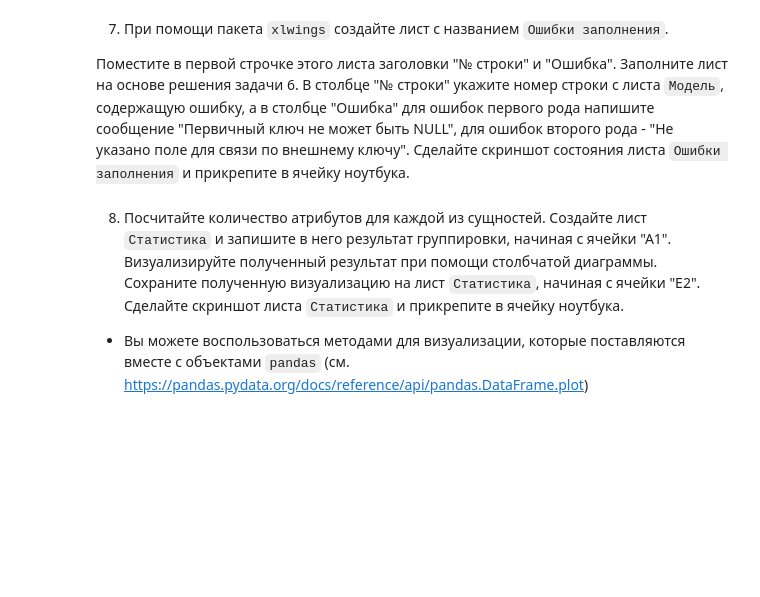
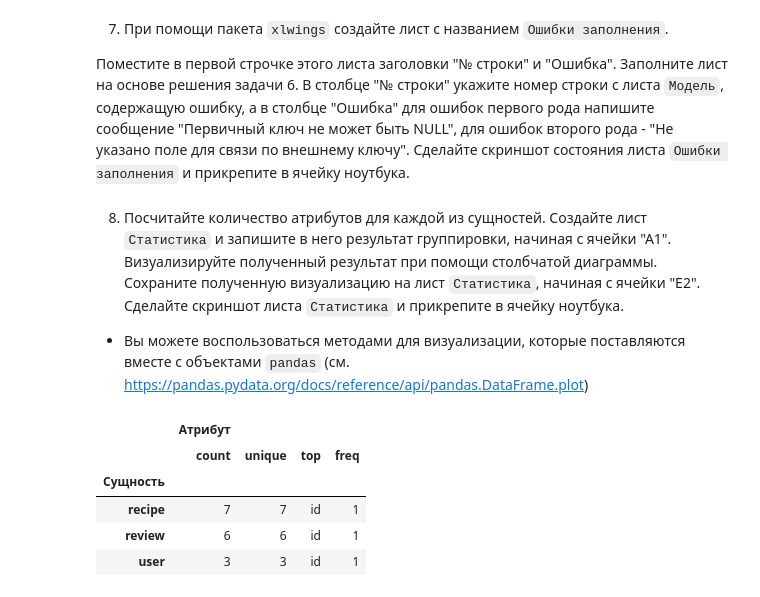
Before and after one commit to nik-boop/BDT, a Jupyter notebook: 6/04_tabular_Фамилия_Имя_Группа.ipynb, the cells around one changed output. Cells and saved outputs as stored; diff of their text form; code cells hidden in the pictures; blank space fills up the shorter version.

```diff
--- a/6/04_tabular_Фамилия_Имя_Группа.ipynb
+++ b/6/04_tabular_Фамилия_Имя_Группа.ipynb
@@ -154,3 +189,12 @@ Titles.color = ("#00ccff")
 8. Посчитайте количество атрибутов для каждой из сущностей. Создайте лист `Статистика` и запишите в него результат группировки, начиная с ячейки "А1". Визуализируйте полученный результат при помощи столбчатой диаграммы. Сохраните полученную визуализацию на лист `Статистика`, начиная с ячейки "E2".  Сделайте скриншот листа `Статистика` и прикрепите в ячейку ноутбука.
 
 * Вы можете воспользоваться методами для визуализации, которые поставляются вместе с объектами `pandas` (см. https://pandas.pydata.org/docs/reference/api/pandas.DataFrame.plot)
+# %%
+discribe = df[["Сущность", "Атрибут"]].groupby(["Сущность"], group_keys=True).describe()
+# %% [output]
+|  | Атрибут |  |  |  |
+|  | count | unique | top | freq |
+| Сущность |  |  |  |  |
+| recipe | 7 | 7 | id | 1 |
+| review | 6 | 6 | id | 1 |
+| user | 3 | 3 | id | 1 |
```
Also changed, not shown: parts of 10 cells of this notebook.
